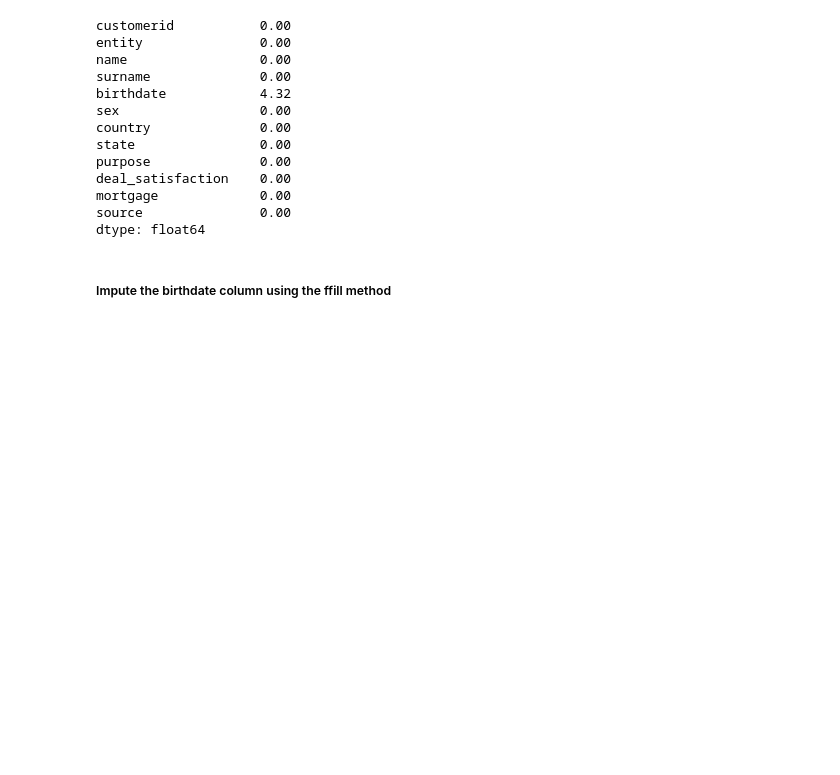
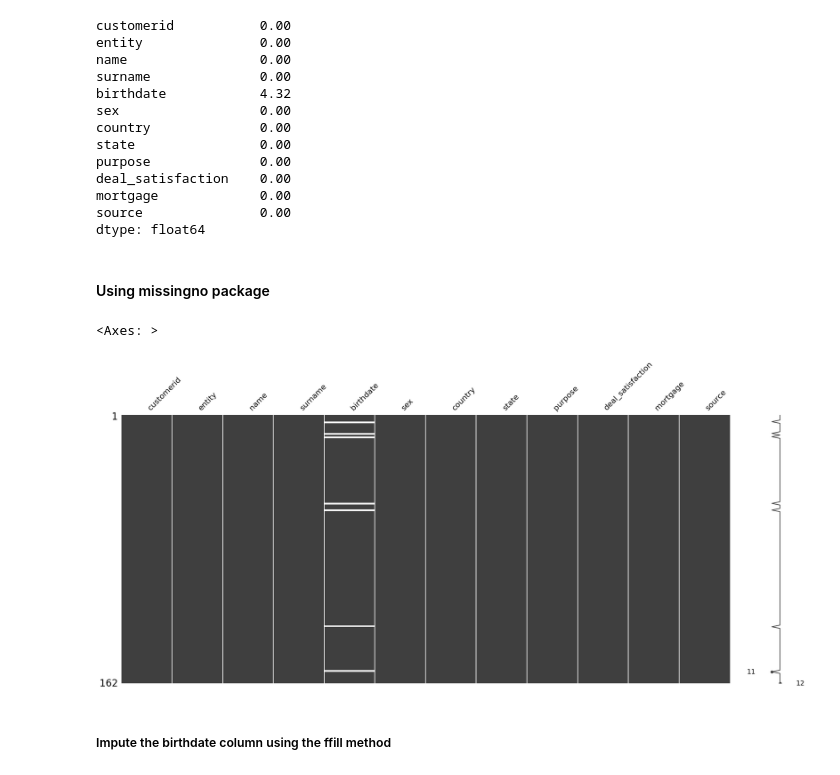
Before and after one commit to mezdourcheima/Real-Estate-Market-Analysis-with-Python, a Jupyter notebook: dataPreparation.ipynb, the cells around one changed output. Saved outputs shown, nothing was run; the diff lists cells and outputs as text; code cells hidden in the pictures; blank space fills up the shorter version.

```diff
--- a/dataPreparation.ipynb
+++ b/dataPreparation.ipynb
@@ -441,6 +403,13 @@ deal_satisfaction    0.00
 mortgage             0.00
 source               0.00
 dtype: float64
+# %% [markdown]
+#### Using missingno package
+# %%
+msno.matrix(customers)
+# %% [output]
+<Axes: >
+[figure, added]
 # %% [markdown]
 ##### Impute the birthdate column using the ffill method
 # %%
```
Also changed, not shown: parts of 4 cells of this notebook, 2 other files.
